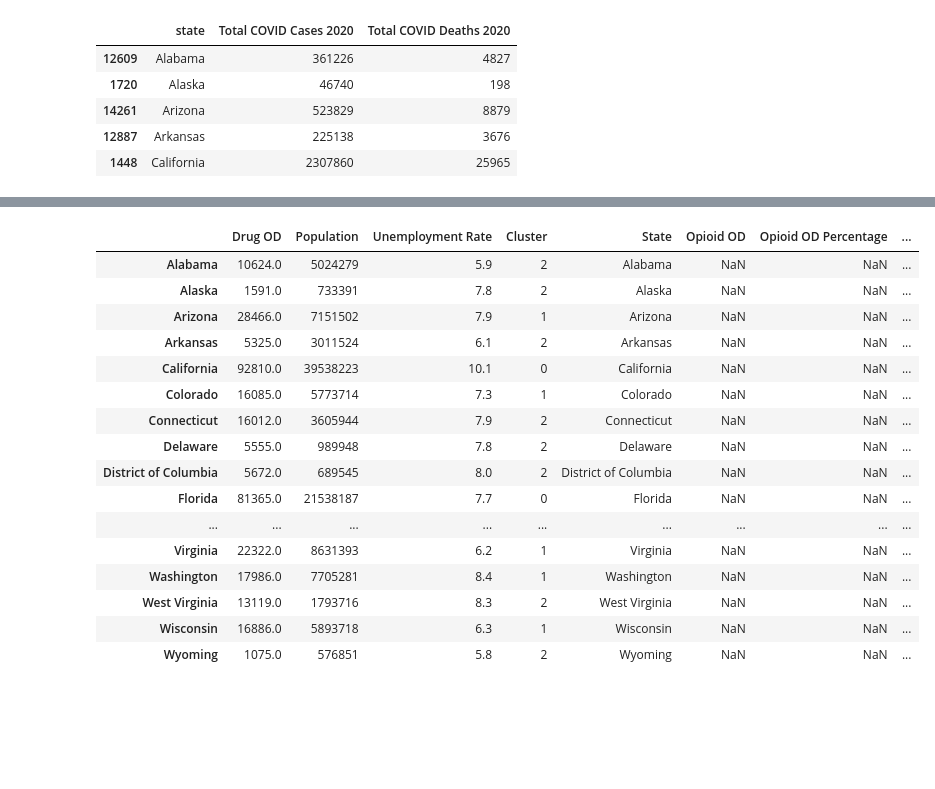
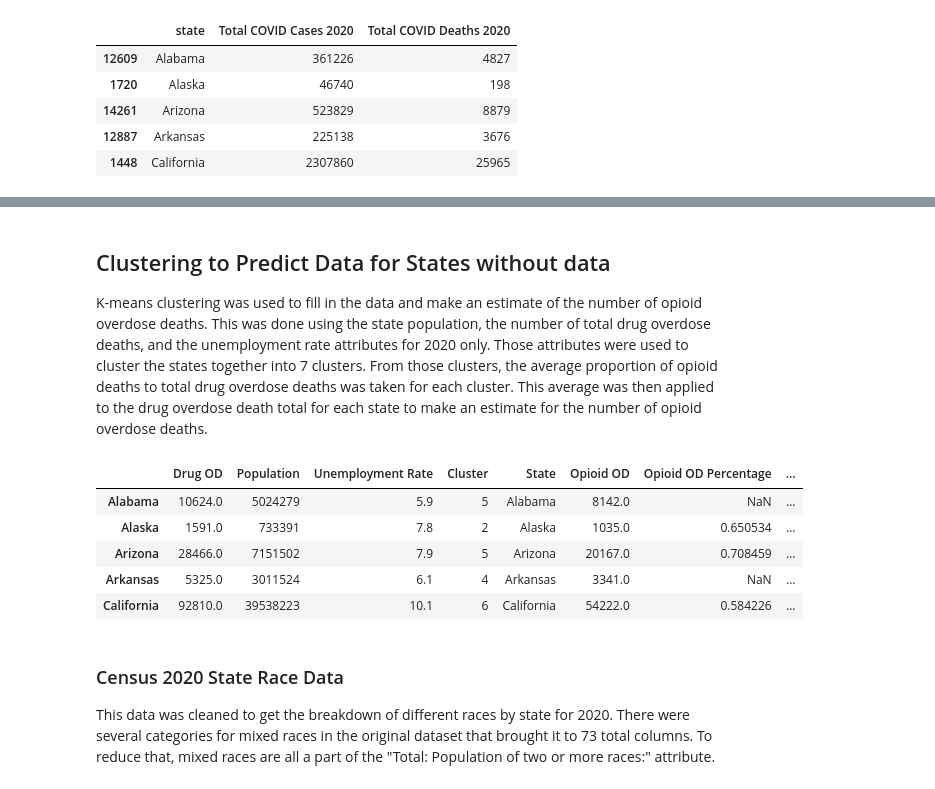
Before and after one commit to AM-Mahon/data-mining-semester-project, a Jupyter notebook: Data Cleaning Template.ipynb, the cells around one changed output, grey strips where cells are left out. Saved outputs shown, nothing was run; the diff lists cells and outputs as text; code cells hidden in the pictures; blank space fills up the shorter version.

```diff
--- a/Data Cleaning Template.ipynb
+++ b/Data Cleaning Template.ipynb
@@ -309,16 +289,0 @@ dfCensus2020_pop.head()
-# %%
-stateswithavailabledata
-dfUnemployment['Civilian_labor_force_2020'] = dfUnemployment['Civilian_labor_force_2020'].str.replace(',', '')
-dfUnemployment['Unemployed_2020'] = dfUnemployment['Unemployed_2020'].str.replace(',', '')
-
-dflist = []
-for x in stateswithavailabledata:
-    dflist.append(dfUnemployment[(dfUnemployment['Area_name'] == x)])
-
-dfUnemployment2020 = pd.DataFrame()
-
-for x in dflist:
-    dfUnemployment2020 = dfUnemployment2020.append(x)
-
-dfUnemployment2020 = dfUnemployment2020.drop_duplicates()
-dfUnemployment2020.head()
@@ -493,3 +416,7 @@ dfpercapita.head()
+# %% [markdown]
+## Clustering to Predict Data for States without data
+
+K-means clustering was used to fill in the data and make an estimate of the number of opioid overdose deaths. This was done using the state population, the number of total drug overdose deaths, and the unemployment rate attributes for 2020 only. Those attributes were used to cluster the states together into 7 clusters. From those clusters, the average proportion of opioid deaths to total drug overdose deaths was taken for each cluster. This average was then applied to the drug overdose death total for each state to make an estimate for the number of opioid overdose deaths.
 # %%
 # Missing Opioid data 2020:
 # Cluster states by population, total drug od death
@@ -497,6 +424,17 @@ dfpercapita.head()
 # Declare those as estimates
 # columns of this df should be:
 # State - Indicator - Data Value - Population
+
+# make it per capita...
+dfCensus["State"] = dfCensus["Geographic Area Name"].str.replace('(.+.+.+.+ \w+, )','',regex=True)
+dfCensus["State"] = dfCensus["State"].str.replace('(.+ \w+, )','',regex=True)
+dfCensus2020 = dfCensus
+# i gave up on trying to make the col headers nice
+dfCensus2020 = dfCensus2020.astype({'  Total:': int})
+dfCensus2020['Total State Population'] = (dfCensus2020.groupby([pd.Grouper(key='State')])['  Total:'].transform('sum'))
+dfCensus2020_pop = dfCensus2020[['State', 'Total State Population']]
+dfCensus2020_pop = dfCensus2020_pop.drop_duplicates()
+dfCensus2020_pop2 = dfCensus2020_pop.copy()
 
 dfDrugCluster = dfODeath[['State Name', 'Year', 'Month', 'Indicator', 'Data Value']].copy()
 
@@ -559,10 +497,8 @@ dfcluster = pd.concat(data,axis=1)
 dfcluster.columns = cols
 dfcluster.head()
 
-from sklearn.cluster import KMeans
-
 km = KMeans(
-    n_clusters=3, init='random',
+    n_clusters=7, init='random',
     n_init=10, max_iter=3000,
     tol=1e-04, random_state=1
 )
@@ -578,47 +514,53 @@ cols.append('Cluster')
 cols.append('State')
 cols.append('Opioid OD')
 dfcluster.columns = cols
 
 # now that I have the clusters, I need the average proportion of opioid OD/drug OD deaths per cluster
 # once I have that proportion, multiply it by drug OD deaths for an estimate of opioid OD deaths on states with missing data
 
 drugOD = dfcluster['Drug OD'].to_numpy()
 opioidOD = dfcluster['Opioid OD'].to_numpy()
 opioidOD_rate = np.array(opioidOD/drugOD)
 
 df7 = pd.DataFrame(opioidOD_rate, index=rows)
 dfcluster = pd.concat([dfcluster,df7],axis=1)
 cols.append('Opioid OD Percentage')
 dfcluster.columns = cols
 dfcluster
 
 dfcluster['Average Opioid OD Percentage'] = dfcluster.groupby([pd.Grouper(key='Cluster')])['Opioid OD Percentage'].transform('mean')
 avgrate = dfcluster['Average Opioid OD Percentage'].to_numpy()
 opioidOD_estimate = np.array(avgrate*drugOD)
 opioidOD_estimate = np.round(opioidOD_estimate)
 opioidOD_estimate = opioidOD_estimate.astype(int)
 
 df8 = pd.DataFrame(opioidOD_estimate, index=rows)
 dfcluster = pd.concat([dfcluster,df8],axis=1)
 cols.append('Average Opioid OD Percentage')
 cols.append('Opioid OD Estimate')
 dfcluster.columns = cols
-dfcluster
+values = {'Opioid OD': dfcluster['Opioid OD Estimate']}
+dfcluster = dfcluster.fillna(value=values)
+
+# okay so this part was to determine the number of clusters I should use
+# I was gonna make the whole clustering code and df manipulation a function
+# and the grab the n_clusters with min(percenterrornoNA)
+# but it was easier to find an answer manually by changing n_clusters a bunch
+# 7 clusters had the least error
+
+percenterror = ((opioidOD-opioidOD_estimate)/opioidOD)*100
+percenterrornoNA = percenterror[np.logical_not(np.isnan(percenterror))]
+np.average(percenterrornoNA)
+
+dfcluster.head()
 # %% [output]
 |  | Drug OD | Population | Unemployment Rate | Cluster | State | Opioid OD | Opioid OD Percentage | ... |
-| Alabama | 10624.0 | 5024279 | 5.9 | 2 | Alabama | NaN | NaN | ... |
-| Alaska | 1591.0 | 733391 | 7.8 | 2 | Alaska | NaN | NaN | ... |
-| Arizona | 28466.0 | 7151502 | 7.9 | 1 | Arizona | NaN | NaN | ... |
-| Arkansas | 5325.0 | 3011524 | 6.1 | 2 | Arkansas | NaN | NaN | ... |
-| California | 92810.0 | 39538223 | 10.1 | 0 | California | NaN | NaN | ... |
-| Colorado | 16085.0 | 5773714 | 7.3 | 1 | Colorado | NaN | NaN | ... |
-| Connecticut | 16012.0 | 3605944 | 7.9 | 2 | Connecticut | NaN | NaN | ... |
-| Delaware | 5555.0 | 989948 | 7.8 | 2 | Delaware | NaN | NaN | ... |
-| District of Columbia | 5672.0 | 689545 | 8.0 | 2 | District of Columbia | NaN | NaN | ... |
-| Florida | 81365.0 | 21538187 | 7.7 | 0 | Florida | NaN | NaN | ... |
-| ... | ... | ... | ... | ... | ... | ... | ... | ... |
-| Virginia | 22322.0 | 8631393 | 6.2 | 1 | Virginia | NaN | NaN | ... |
-| Washington | 17986.0 | 7705281 | 8.4 | 1 | Washington | NaN | NaN | ... |
-| West Virginia | 13119.0 | 1793716 | 8.3 | 2 | West Virginia | NaN | NaN | ... |
-| Wisconsin | 16886.0 | 5893718 | 6.3 | 1 | Wisconsin | NaN | NaN | ... |
-| Wyoming | 1075.0 | 576851 | 5.8 | 2 | Wyoming | NaN | NaN | ... |
+| Alabama | 10624.0 | 5024279 | 5.9 | 5 | Alabama | 8142.0 | NaN | ... |
+| Alaska | 1591.0 | 733391 | 7.8 | 2 | Alaska | 1035.0 | 0.650534 | ... |
+| Arizona | 28466.0 | 7151502 | 7.9 | 5 | Arizona | 20167.0 | 0.708459 | ... |
+| Arkansas | 5325.0 | 3011524 | 6.1 | 4 | Arkansas | 3341.0 | NaN | ... |
+| California | 92810.0 | 39538223 | 10.1 | 6 | California | 54222.0 | 0.584226 | ... |
+# %% [markdown]
+### Census 2020 State Race Data
+
+This data was cleaned to get the breakdown of different races by state for 2020. There were several categories for mixed races in the original dataset that brought it to 73 total columns. To reduce that, mixed races are all a part of the "Total: Population of two or more races:" attribute.
```
Also changed, not shown: parts of 45 cells of this notebook.
